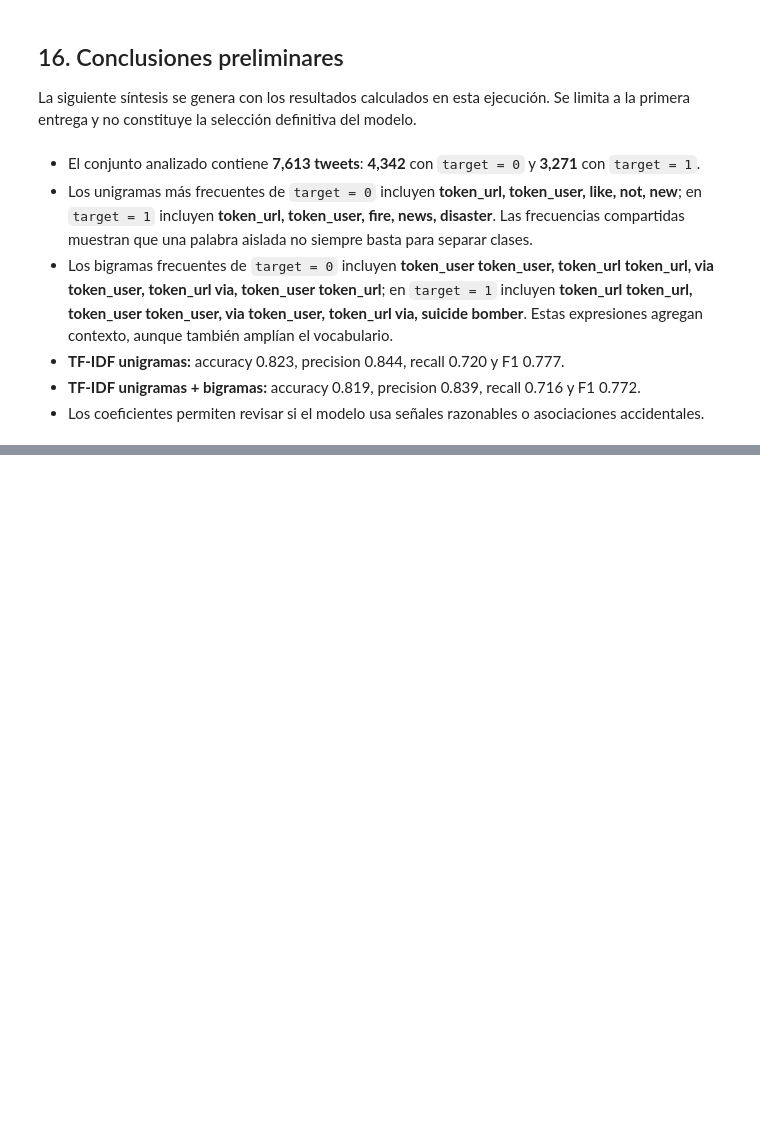
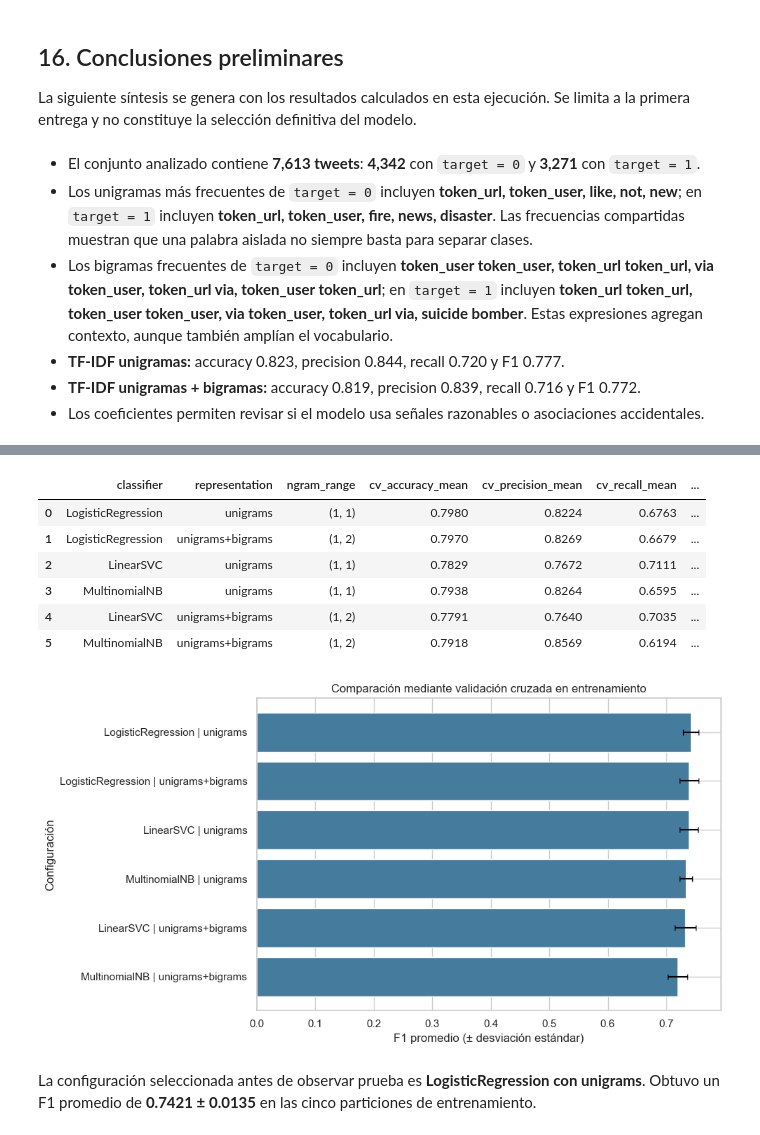
Before and after one commit to nadissa1508/CC3084-Lab5, a Jupyter notebook: notebooks/01_exploracion_clasificacion_tweets.ipynb, the cells around one changed output, grey strips where cells are left out. Drawn from its saved outputs; the diff is of its cells as text; code cells hidden in the pictures; blank space fills up the shorter version.

```diff
--- a/notebooks/01_exploracion_clasificacion_tweets.ipynb
+++ b/notebooks/01_exploracion_clasificacion_tweets.ipynb
@@ -637,0 +920,61 @@ display(Markdown(f"""
+# %%
+x_train_final, x_test_final, y_train_final, y_test_final = split_frame_data(
+    df, test_size=0.20
+)
+candidate_results = compare_candidates(x_train_final, y_train_final, folds=5)
+display(candidate_results.style.format({
+    "cv_accuracy_mean": "{:.4f}",
+    "cv_precision_mean": "{:.4f}",
+    "cv_recall_mean": "{:.4f}",
+    "cv_f1_mean": "{:.4f}",
+    "cv_f1_std": "{:.4f}",
+}))
+
+fig, ax = plt.subplots(figsize=(10, 5.5))
+candidate_plot = candidate_results.sort_values("cv_f1_mean")
+labels = (
+    candidate_plot["classifier"] + " | " + candidate_plot["representation"]
+)
+ax.barh(labels, candidate_plot["cv_f1_mean"], color="#457b9d")
+ax.errorbar(
+    candidate_plot["cv_f1_mean"],
+    range(len(candidate_plot)),
+    xerr=candidate_plot["cv_f1_std"],
+    fmt="none",
+    color="black",
+    capsize=3,
+)
+ax.set(
+    title="Comparación mediante validación cruzada en entrenamiento",
+    xlabel="F1 promedio (± desviación estándar)",
+    ylabel="Configuración",
+)
+plt.tight_layout()
+plt.show()
+# %% [output]
+|  | classifier | representation | ngram_range | cv_accuracy_mean | cv_precision_mean | cv_recall_mean | ... |
+| 0 | LogisticRegression | unigrams | (1, 1) | 0.7980 | 0.8224 | 0.6763 | ... |
+| 1 | LogisticRegression | unigrams+bigrams | (1, 2) | 0.7970 | 0.8269 | 0.6679 | ... |
+| 2 | LinearSVC | unigrams | (1, 1) | 0.7829 | 0.7672 | 0.7111 | ... |
+| 3 | MultinomialNB | unigrams | (1, 1) | 0.7938 | 0.8264 | 0.6595 | ... |
+| 4 | LinearSVC | unigrams+bigrams | (1, 2) | 0.7791 | 0.7640 | 0.7035 | ... |
+| 5 | MultinomialNB | unigrams+bigrams | (1, 2) | 0.7918 | 0.8569 | 0.6194 | ... |
+[figure, added]
+# %%
+best_candidate = candidate_results.iloc[0]
+selected_classifier = best_candidate["classifier"]
+selected_representation = best_candidate["representation"]
+selected_ngram_range = tuple(best_candidate["ngram_range"])
+
+display(Markdown(f'''
+La configuración seleccionada antes de observar prueba es
+**{selected_classifier} con {selected_representation}**. Obtuvo un F1 promedio
+de **{best_candidate['cv_f1_mean']:.4f} ± {best_candidate['cv_f1_std']:.4f}**
+en las cinco particiones de entrenamiento.
+'''))
+# %% [output]
+
+La configuración seleccionada antes de observar prueba es
+**LogisticRegression con unigrams**. Obtuvo un F1 promedio
+de **0.7421 ± 0.0135**
+en las cinco particiones de entrenamiento.
```
Also changed, not shown: parts of 25 cells of this notebook.
